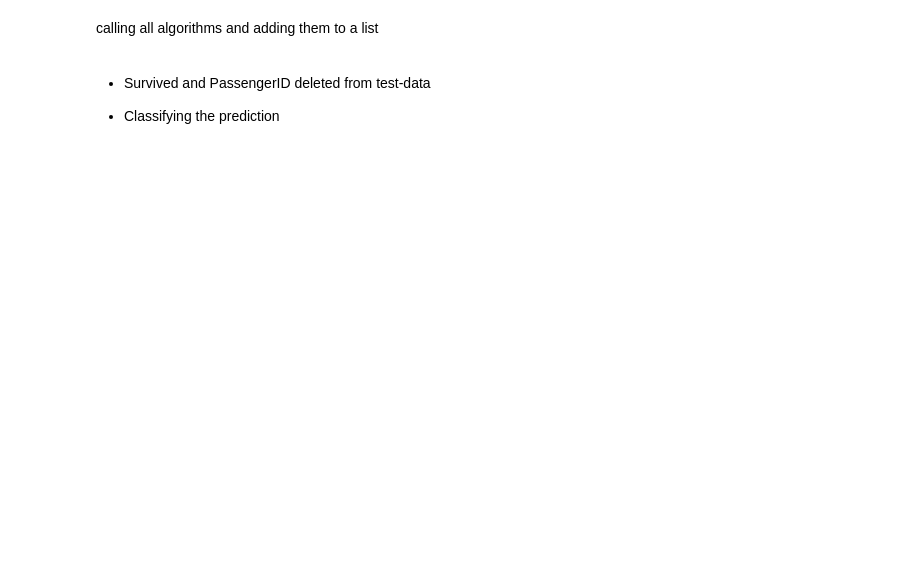
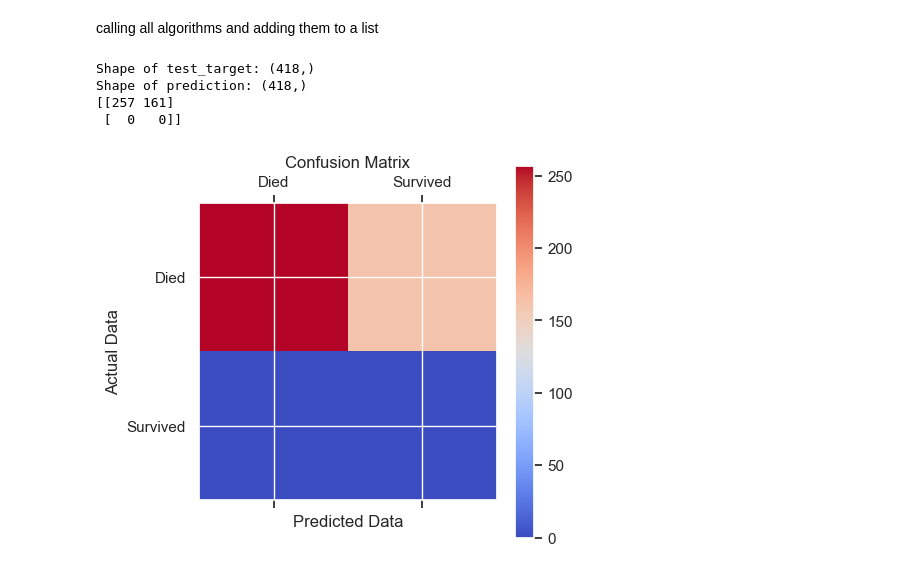
Before and after one commit to ashmit27j/Tech-project-modified, a Jupyter notebook: Titanic Survival Analysis.ipynb, the cells around one changed output. Cells and saved outputs as stored; diff of their text form; code cells hidden in the pictures; blank space fills up the shorter version.

Commit message:
Added Confusion Matrix and Markdowns

```diff
--- a/Titanic Survival Analysis.ipynb
+++ b/Titanic Survival Analysis.ipynb
@@ -1171,4 +1165,48 @@ prediction = clf1.predict(test_data)
-# %% [markdown]
-- Survived and PassengerID deleted from test-data
-
-- Classifying the prediction
+# %%
+import matplotlib.pyplot as plt
+from sklearn.metrics import confusion_matrix
+from sklearn.svm import SVC
+
+clf1 = SVC()
+clf1.fit(train_data, target)
+
+# Assuming test_target is the true labels for your test data
+test_data = test.drop(['Survived','PassengerId'], axis=1)
+
+# Replace non-numeric values with 0 in 'Survived' column
+test['Survived'] = pd.to_numeric(test['Survived'], errors='coerce').fillna(0)
+
+# Convert test_target to integer
+test_target = test['Survived'].apply(lambda x: 0 if isinstance(x, str) and x.strip() == '' else int(x))
+
+prediction = clf1.predict(test_data).astype(int)  # Ensure prediction is integer
+
+# Check the shapes of test_target and prediction
+print("Shape of test_target:", test_target.shape)
+print("Shape of prediction:", prediction.shape)
+
+
+# Generate the confusion matrix
+conf_matrix = confusion_matrix(test_target, prediction)
+
+# Print the confusion matrix
+print(conf_matrix)
+
+# Display the confusion matrix as a graph
+plt.matshow(conf_matrix, cmap='coolwarm')
+plt.title('Confusion Matrix')
+plt.colorbar()
+plt.ylabel('Actual Data')
+plt.xlabel('Predicted Data')
+
+# Change labels of 0 to "Died" and 1 to "Survived"
+plt.xticks([0, 1], ['Died', 'Survived'])
+plt.yticks([0, 1], ['Died', 'Survived'])
+
+plt.show()
+# %% [output]
+Shape of test_target: (418,)
+Shape of prediction: (418,)
+[[257 161]
+ [  0   0]]
+[figure, added]
```
Also changed, not shown: parts of 11 cells of this notebook.
